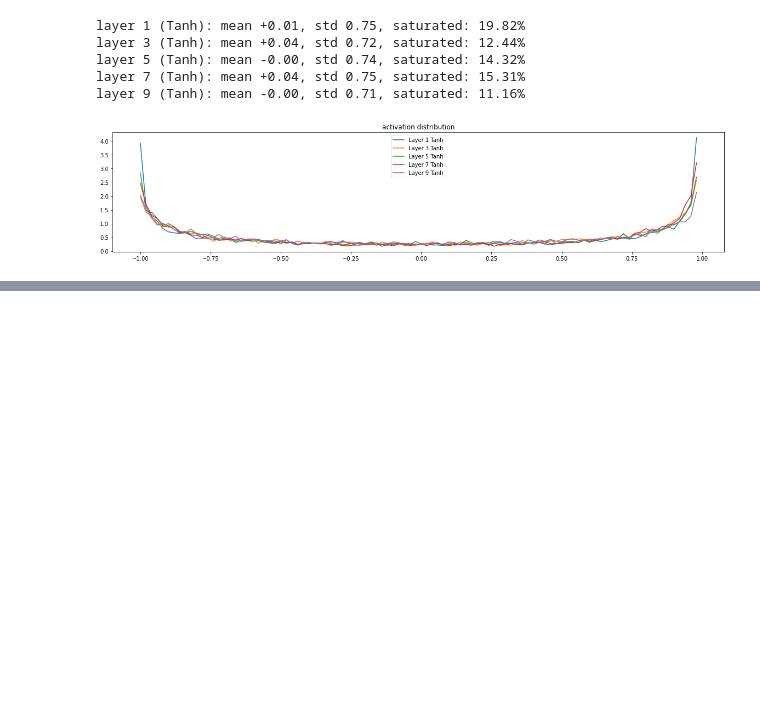
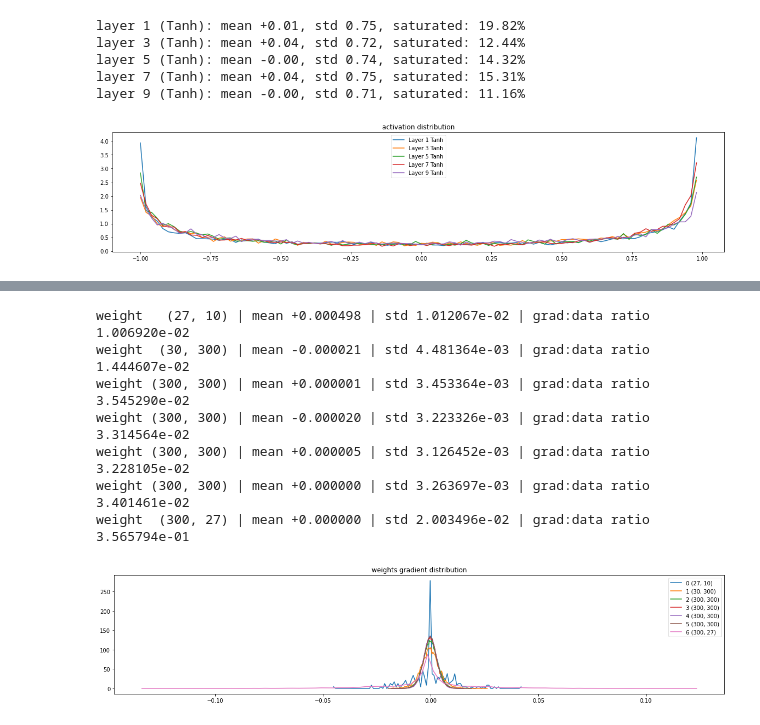
Before and after one commit to srajdev/zero_to_hero, a Jupyter notebook: Makemore_part2.ipynb, the cells around one changed output, grey strips where cells are left out. Saved outputs shown, nothing was run; the diff lists cells and outputs as text; code cells hidden in the pictures; blank space fills up the shorter version.

```diff
--- a/Makemore_part2.ipynb
+++ b/Makemore_part2.ipynb
@@ -301,0 +326,22 @@ layer 9 (Tanh): mean -0.00, std 0.71, saturated: 11.16%
+# %%
+# visualize histograms
+plt.figure(figsize=(20, 4)) # width and height of the plot
+legends = []
+for i,p in enumerate(parameters):
+  t = p.grad
+  if p.ndim == 2:
+    print('weight %10s | mean %+f | std %e | grad:data ratio %e' % (tuple(p.shape), t.mean(), t.std(), t.std() / p.std()))
+    hy, hx = torch.histogram(t, density=True)
+    plt.plot(hx[:-1].detach(), hy.detach())
+    legends.append(f'{i} {tuple(p.shape)}')
+plt.legend(legends)
+plt.title('weights gradient distribution');
+# %% [output]
+weight   (27, 10) | mean +0.000498 | std 1.012067e-02 | grad:data ratio 1.006920e-02
+weight  (30, 300) | mean -0.000021 | std 4.481364e-03 | grad:data ratio 1.444607e-02
+weight (300, 300) | mean +0.000001 | std 3.453364e-03 | grad:data ratio 3.545290e-02
+weight (300, 300) | mean -0.000020 | std 3.223326e-03 | grad:data ratio 3.314564e-02
+weight (300, 300) | mean +0.000005 | std 3.126452e-03 | grad:data ratio 3.228105e-02
+weight (300, 300) | mean +0.000000 | std 3.263697e-03 | grad:data ratio 3.401461e-02
+weight  (300, 27) | mean +0.000000 | std 2.003496e-02 | grad:data ratio 3.565794e-01
+[figure, added]
```
Also changed, not shown: parts of 6 cells of this notebook.
